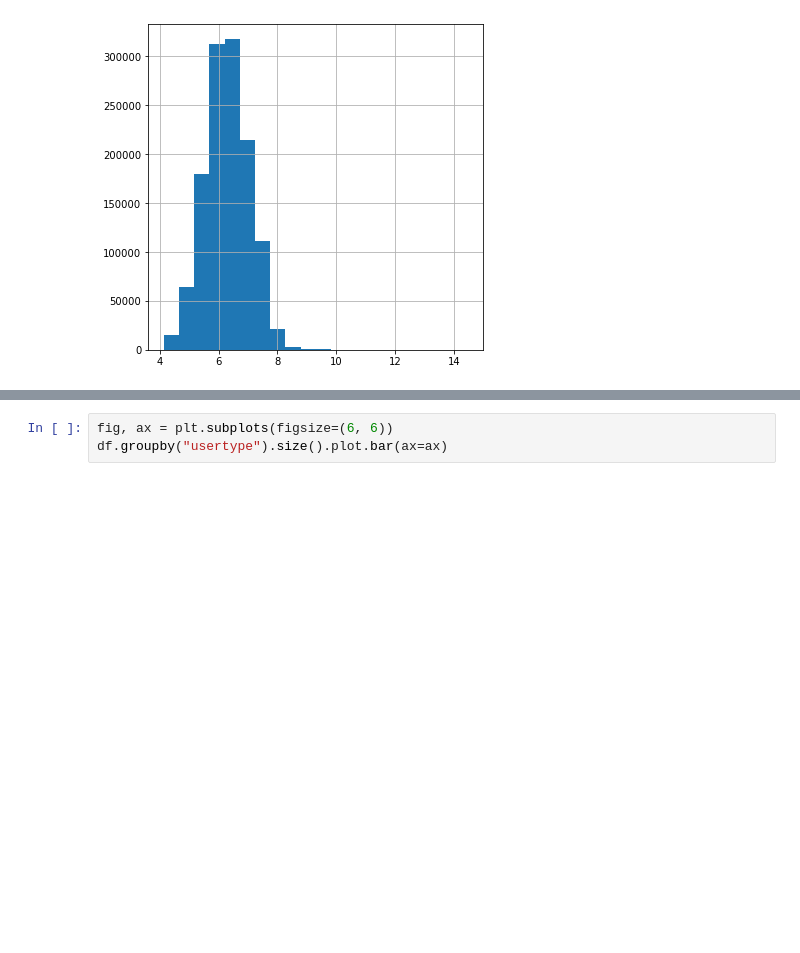
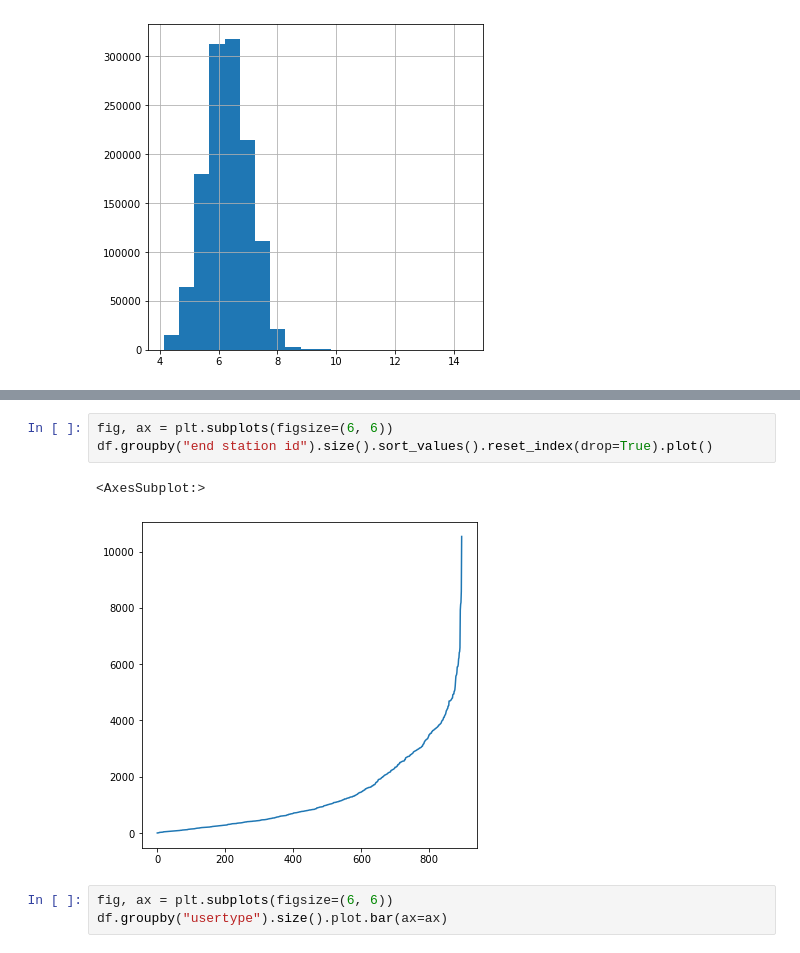
Before and after one commit to kokikwbt/citibike, a Jupyter notebook: notebooks/view_rawdata.ipynb, the cells around one changed output, grey strips where cells are left out. Drawn from its saved outputs; the diff is of its cells as text; blank space fills up the shorter version.

```diff
--- a/notebooks/view_rawdata.ipynb
+++ b/notebooks/view_rawdata.ipynb
@@ -49,3 +55,9 @@ df.tripduration.apply(np.log1p).hist(bins=20, ax=ax)
+# %%
+fig, ax = plt.subplots(figsize=(6, 6))
+df.groupby("end station id").size().sort_values().reset_index(drop=True).plot()
+# %% [output]
+<AxesSubplot:>
+[figure, added]
 # %%
 fig, ax = plt.subplots(figsize=(6, 6))
 df.groupby("usertype").size().plot.bar(ax=ax)
```
Also changed, not shown: parts of 1 cell of this notebook, 2 other files.
